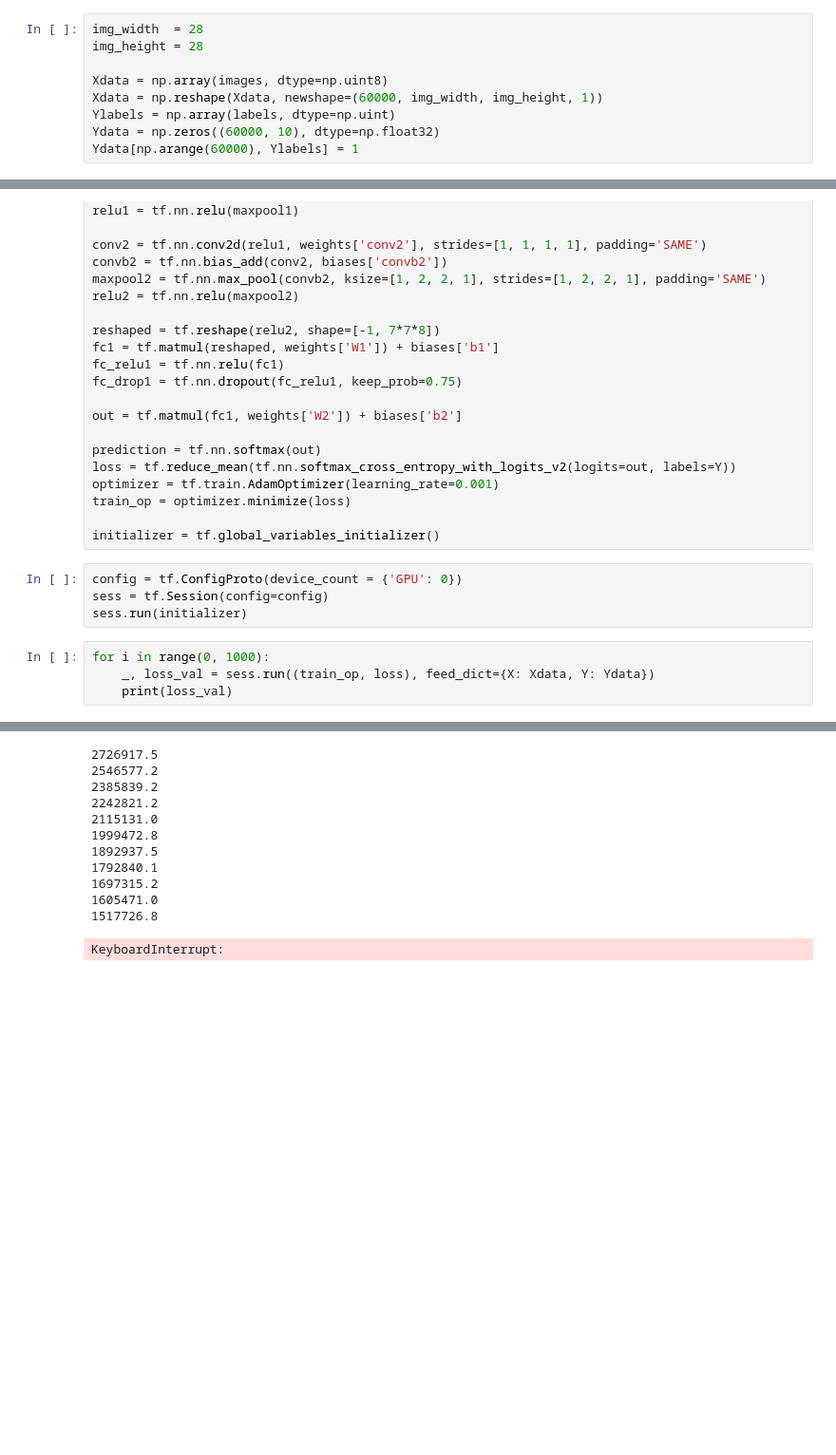
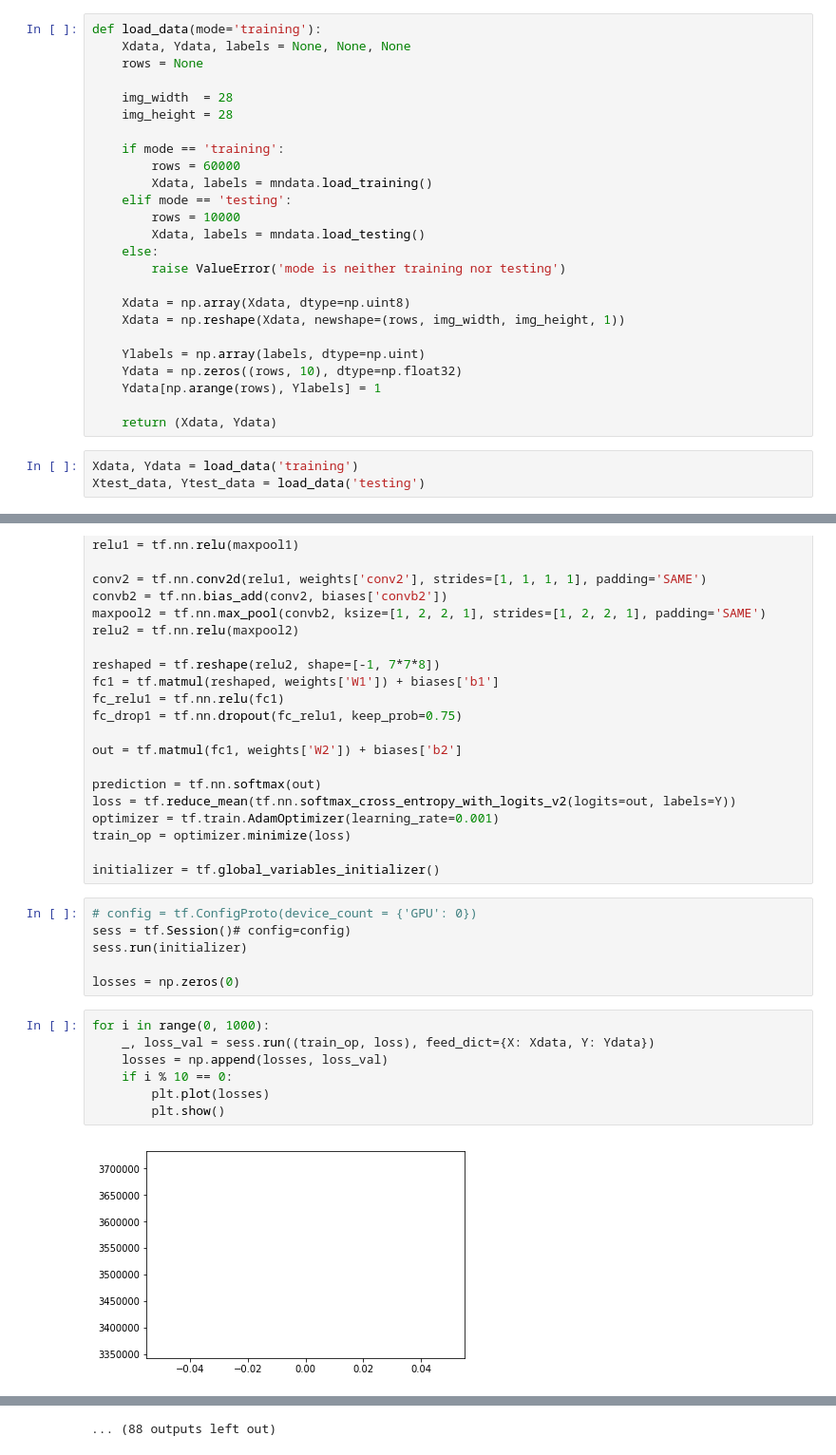
Before and after one commit to hengchu/DLNotes, a Jupyter notebook: MNIST.ipynb, the cells around one changed output, grey strips where cells are left out. Shown at 95% size. Cells and saved outputs as stored; diff of their text form; blank space fills up the shorter version.

```diff
--- a/MNIST.ipynb
+++ b/MNIST.ipynb
@@ -31,12 +27,31 @@ preview(images[10]), labels[10]
 # %%
-img_width  = 28
-img_height = 28
+def load_data(mode='training'):
+    Xdata, Ydata, labels = None, None, None
+    rows = None
 
-Xdata = np.array(images, dtype=np.uint8)
-Xdata = np.reshape(Xdata, newshape=(60000, img_width, img_height, 1))
-Ylabels = np.array(labels, dtype=np.uint)
-Ydata = np.zeros((60000, 10), dtype=np.float32)
-Ydata[np.arange(60000), Ylabels] = 1
+    img_width  = 28
+    img_height = 28
+
+    if mode == 'training':
+        rows = 60000
+        Xdata, labels = mndata.load_training()
+    elif mode == 'testing':
+        rows = 10000
+        Xdata, labels = mndata.load_testing()
+    else:
+        raise ValueError('mode is neither training nor testing')
+
+    Xdata = np.array(Xdata, dtype=np.uint8)
+    Xdata = np.reshape(Xdata, newshape=(rows, img_width, img_height, 1))
+
+    Ylabels = np.array(labels, dtype=np.uint)
+    Ydata = np.zeros((rows, 10), dtype=np.float32)
+    Ydata[np.arange(rows), Ylabels] = 1
+
+    return (Xdata, Ydata)
+# %%
+Xdata, Ydata = load_data('training')
+Xtest_data, Ytest_data = load_data('testing')
 # %%
 Ydata
 # %% [output]
@@ -89,11 +104,17 @@ train_op = optimizer.minimize(loss)
 
 initializer = tf.global_variables_initializer()
 # %%
-config = tf.ConfigProto(device_count = {'GPU': 0})
-sess = tf.Session(config=config)
+# config = tf.ConfigProto(device_count = {'GPU': 0})
+sess = tf.Session()# config=config)
 sess.run(initializer)
+
+losses = np.zeros(0)
 # %%
 for i in range(0, 1000):
     _, loss_val = sess.run((train_op, loss), feed_dict={X: Xdata, Y: Ydata})
-    print(loss_val)
+    losses = np.append(losses, loss_val)
+    if i % 10 == 0:
+        plt.plot(losses)
+        plt.show()
 # %% [output]
+[figure, added]
@@ -100,12 +132 @@ for i in range(0, 1000):
-2726917.5
-2546577.2
-2385839.2
-2242821.2
-2115131.0
-1999472.8
-1892937.5
-1792840.1
-1697315.2
-1605471.0
-1517726.8
+... (88 outputs left out)
-KeyboardInterrupt:
```
Also changed, not shown: parts of 7 cells of this notebook, 1 other file.
